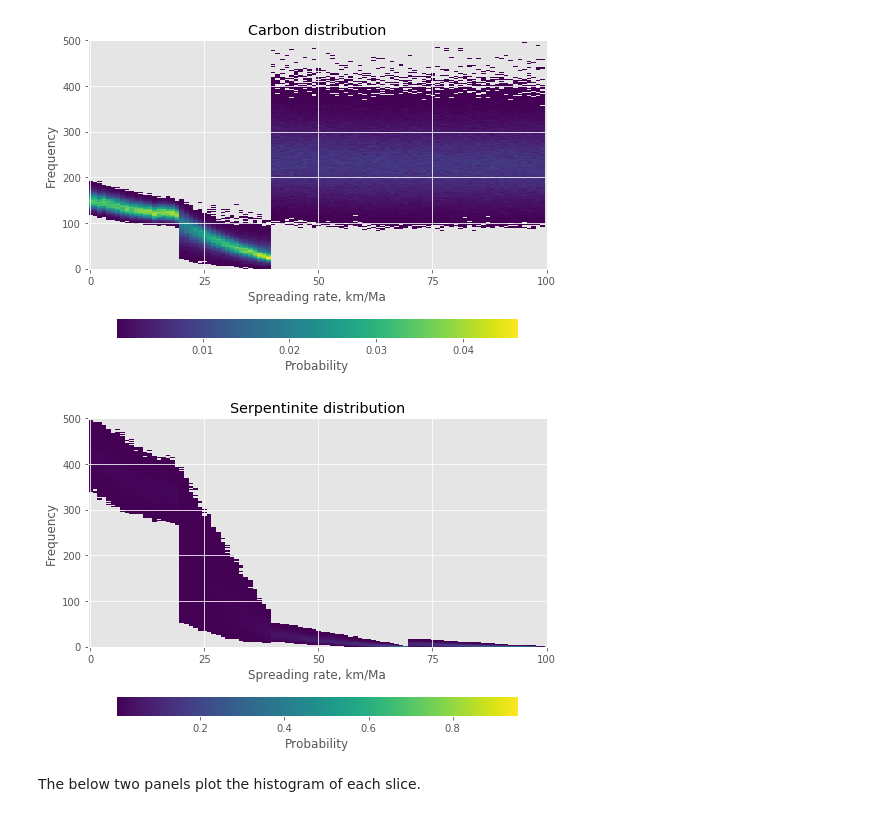
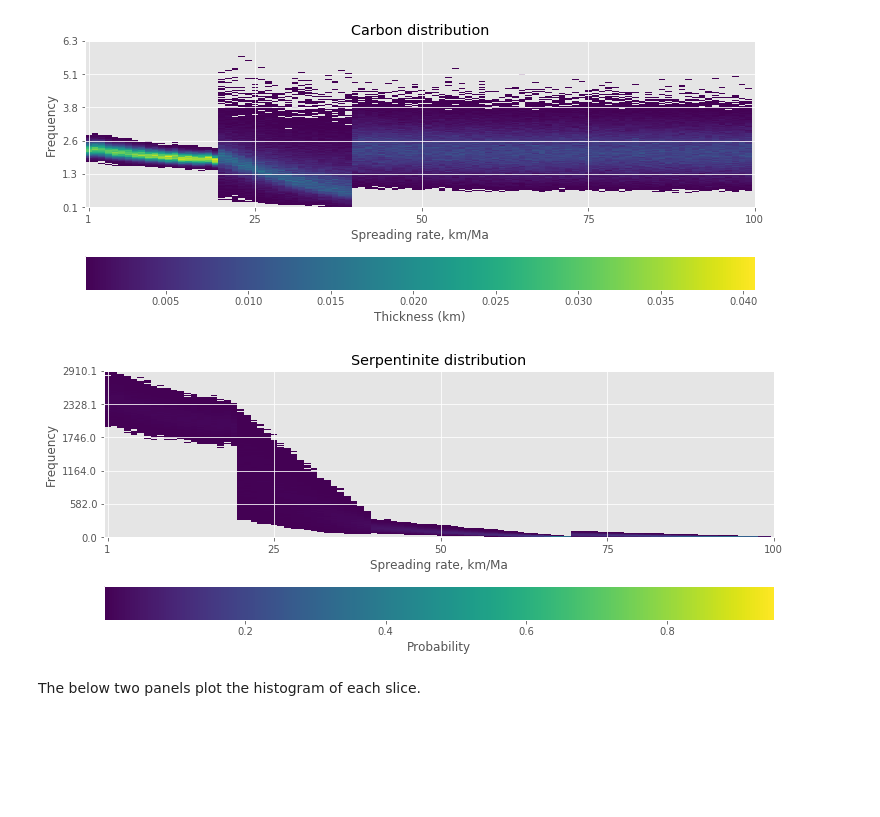
Before and after one commit to amer7632/pyGPlates_examples, a Jupyter notebook: Merdith_2019_Frontiers/Uncertainty_Distributions_per_spreading_rate.ipynb, the cells around one changed output. Saved outputs shown, nothing was run; the diff lists cells and outputs as text; code cells hidden in the pictures; blank space fills up the shorter version.

```diff
--- a/Merdith_2019_Frontiers/Uncertainty_Distributions_per_spreading_rate.ipynb
+++ b/Merdith_2019_Frontiers/Uncertainty_Distributions_per_spreading_rate.ipynb
@@ -49,7 +51,7 @@ for j in range(1,tsteps+1):
     #print('Spreading =',j), i
 
     velocity[i,::]=np.ones(samples)*j
-    bottom_water_temperature[i,::] = np.ones(samples)*15
+    bottom_water_temperature[i,::] = np.ones(samples)*12
 
     per[i,::] = MOR_characterisation_serp_flux_FINAL.SR_and_peridotite(samples, velocity[i,::])
     volcanic_percent[i,::] = 100 - per[i,::]
@@ -65,7 +67,8 @@ for j in range(1,tsteps+1):
         upper_volc_C[i,::] = lower_volc_C[i,::] = transition_C[i,::] = sheeted_dykes_C[i,::] = 0
         gabbros_thickness[i,::] = thickness[i,::] * volcanic_percent[i,::] * 0.01
         C_gabbro[i,C_gabbro[i,::]<0] = 0
-        C_volcanic[i,::] = gabbros_thickness[i,::] * C_gabbro[i,::]  * 12./44.
+        C_gabbro[i,::] = C_gabbro[i,::] * 12./44.
+        C_volcanic[i,::] = gabbros_thickness[i,::] * C_gabbro[i,::]
 
 
     else:
@@ -84,11 +87,11 @@ for j in range(1,tsteps+1):
                                                                                        bottom_water_temperature[i,::])
 
         #translate to carbon from CO2
-        upper_volc_C[i,::] * 12./44.
-        lower_volc_C[i,::] * 12./44.
-        transition_C[i,::] * 12./44.
-        sheeted_dykes_C[i,::] * 12./44.
-        C_gabbro[i,::] * 12./44.
+        upper_volc_C[i,::] = upper_volc_C[i,::] * 12./44.
+        lower_volc_C[i,::] = lower_volc_C[i,::] * 12./44.
+        transition_C[i,::] = transition_C[i,::] * 12./44.
+        sheeted_dykes_C[i,::] = sheeted_dykes_C[i,::] * 12./44.
+        C_gabbro[i,::] = C_gabbro[i,::] * 12./44.
 
         C_gabbro[i,C_gabbro[i,::]<0] = 0
 
@@ -97,7 +100,7 @@ for j in range(1,tsteps+1):
                           lower_volc_thickness[i,::] * lower_volc_C[i,::] + \
                           transition_thickness[i,::] * transition_C[i,::] + \
                           sheeted_dykes_thickness[i,::] * sheeted_dykes_C[i,::] + \
-                          gabbros_thickness[i,::] * C_gabbro[i,::]) / (thickness[i,::] * volcanic_percent[i,::]/100)
+                          gabbros_thickness[i,::] * C_gabbro[i,::]) / (thickness[i,::] * volcanic_percent[i,::]/100.)
         carbon_max[i,::] = 0.32
 
     C_volcanic[i,C_volcanic[i,::]<0] = 0
@@ -107,11 +110,11 @@ for j in range(1,tsteps+1):
 
     serp_thickness[i,::] = thickness[i,::] * per[i,::] * 0.01 * 1000./865. * tmp_DS[i,::] * 0.01
 
-    C_thickness_serpentinites[i,::] = thickness[i,::] * per[i,::] * 0.01 * 1000.0/865.0 * tmp_DS[i,::] * m * 0.01
+    C_thickness_serpentinites[i,::] = thickness[i,::] * per[i,::] * 0.01 * 1000.0/865.0 * tmp_DS[i,::] * m * 0.01 * 12./44.
 
     C_thickness_volcanics[i,::] = thickness[i,::] * volcanic_percent[i,::] * 0.01 * C_volcanic[i,::] * 0.01
 
-    C_total[i,::] = C_thickness_serpentinites[i,::] + C_thickness_volcanics[i,::]
+    C_total[i,::] = C_thickness_serpentinites[i,::] + C_thickness_volcanics[i,::] * 0.8
 # %%
 #save arrays as pickle dumps, this is what we will use for uncertainty later in the method
 carbon_filename = 'C_total_array'
@@ -127,44 +130,50 @@ with open('%s%s.pkl' % (savedir, serp_filename),'wb') as f:
 #if we want to visualise some of our results, see below panels
 #
 # %%
-fig, ax = plt.subplots(nrows=1, ncols=1, figsize=(18,6))
+fig, ax = plt.subplots(nrows=1, ncols=1, figsize=(12,6))
 C_total_hist = np.zeros([100,500])
 bins = np.linspace(np.min(C_total),np.max(C_total),501)
 for i in range(0,100):
     C_total_hist[i,::],bin_edges_C = np.histogram(C_total[i,::],bins=bins)
 C_total_hist[C_total_hist == 0.0] = np.nan
-im = ax.imshow(C_total_hist.T/samples,aspect=0.1)
+im = ax.imshow(C_total_hist.T/samples,aspect=0.05)
+
 ax.set_xticks(np.arange(0,101,25))
-ax.set_yticks(np.arange(0,501,100),[np.format_float_scientific(t,2) for t in bin_edges_C[0:501:100]])
+ax.set_xticklabels([1, 25, 50, 75, 100])
+ax.set_yticks(np.arange(0,501,100))
+ax.set_yticklabels([np.round(t*1000,decimals=1) for t in bin_edges_C[0:501:100]])
 ax.invert_yaxis()
 ax.set_xlabel('Spreading rate, km/Ma')
 ax.set_ylabel('Frequency')
 ax.set_title('Carbon distribution')
-cbar = fig.colorbar(im, ax=ax, orientation='horizontal', shrink=0.4)
+cbar = fig.colorbar(im, ax=ax, orientation='horizontal')
 cbar.ax.set_yticklabels(['0','1','2','>3'])
-cbar.set_label('Probability')
+cbar.set_label('Thickness (km)')
 # %% [output]
-[figure, old version]
+[figure, new version]
 # %%
-fig, ax = plt.subplots(nrows=1, ncols=1, figsize=(18,6))
+fig, ax = plt.subplots(nrows=1, ncols=1, figsize=(12,6))
 serp_thick_hist = np.zeros([100,500])
 bins = np.linspace(np.min(serp_thickness),np.max(serp_thickness),501)
 for i in range(0,100):
     serp_thick_hist[i,::],bin_edges_S = np.histogram(serp_thickness[i,::],bins=bins)
 serp_thick_hist[serp_thick_hist == 0.0] = np.nan
-im = ax.imshow(serp_thick_hist.T/samples,aspect=0.1)
+im = ax.imshow(serp_thick_hist.T/samples,aspect=0.05)
 
 ax.set_xticks(np.arange(0,101,25))
-ax.set_yticks(np.arange(0,501,100),[np.format_float_scientific(t,2) for t in bin_edges_S[0:501:100]])
+ax.set_xticklabels([1, 25, 50, 75, 100])
+ax.set_yticks(np.arange(0,501,100))
+ax.set_yticklabels([np.round(t*1000,decimals=1) for t in bin_edges_S[0:501:100]])
+#ax.set_yticks(np.arange(0,501,100),[np.format_float_scientific(t,2) for t in bin_edges_S[0:501:100]])
 ax.invert_yaxis()
 ax.set_xlabel('Spreading rate, km/Ma')
 ax.set_ylabel('Frequency')
 ax.set_title('Serpentinite distribution')
-cbar = fig.colorbar(im, ax=ax, orientation='horizontal', shrink=0.4)
+cbar = fig.colorbar(im, ax=ax, orientation='horizontal')
 cbar.ax.set_yticklabels(['0','1','2','>3'])
 cbar.set_label('Probability')
 # %% [output]
-[figure, old version]
+[figure, new version]
 # %% [markdown]
 The below two panels plot the histogram of each slice.
 # %%
```
Also changed, not shown: parts of 5 cells of this notebook, 5 other files.
